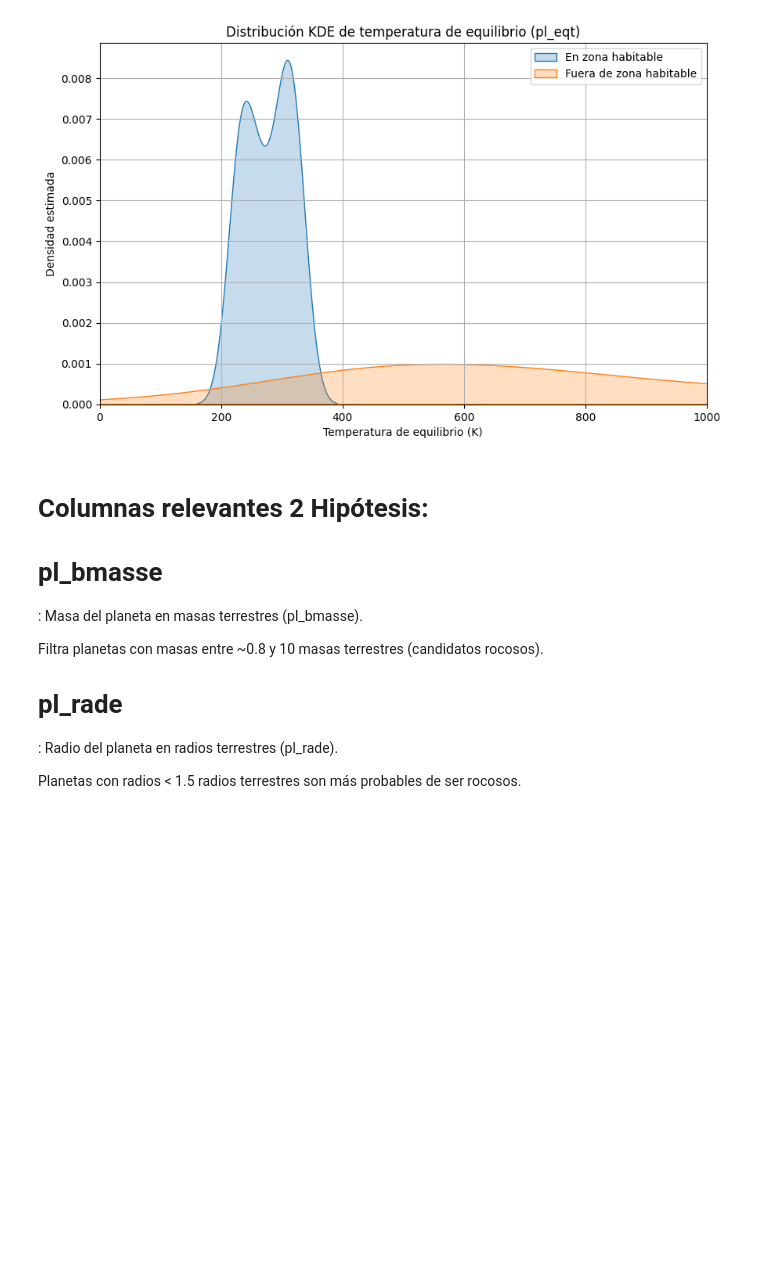
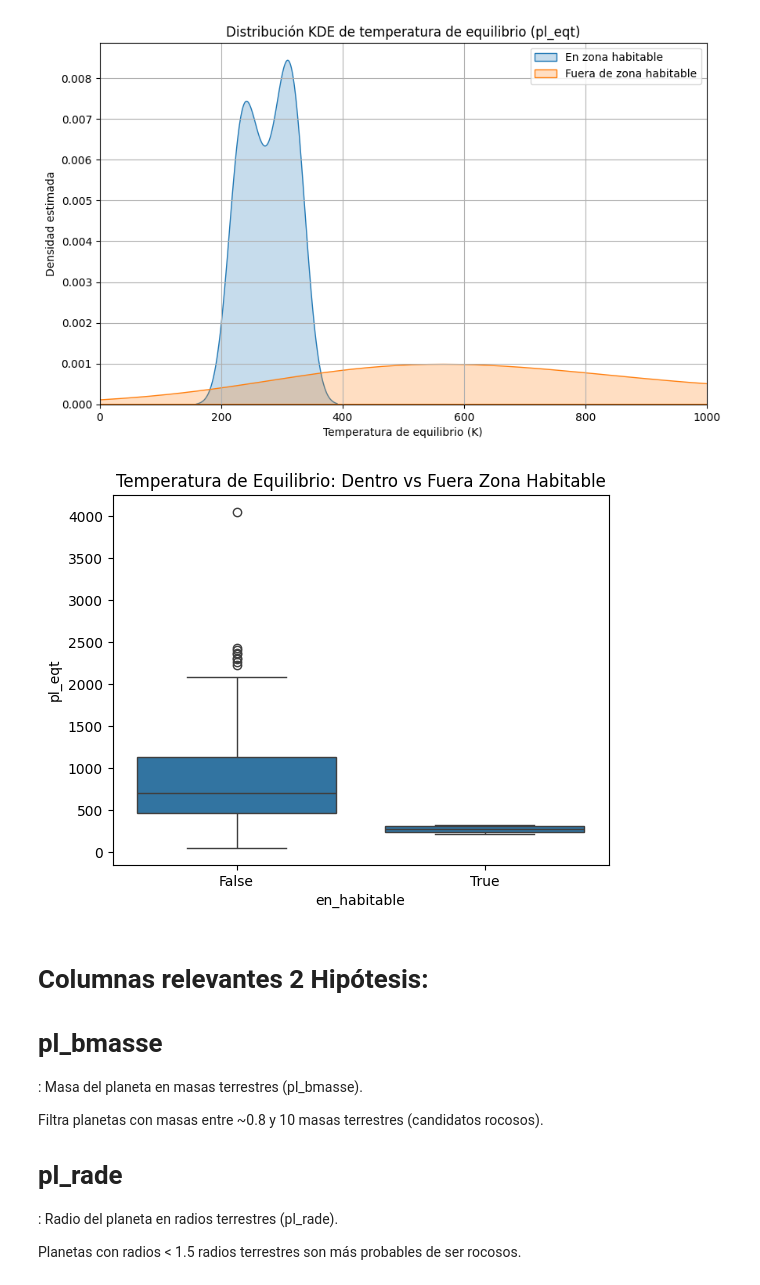
Before and after one commit to ana-macias/EDA-Astronomia, a Jupyter notebook: Notebooks/EDA.ipynb, the cells around one changed output. Cells and saved outputs as stored; diff of their text form; code cells hidden in the pictures; blank space fills up the shorter version.

```diff
--- a/Notebooks/EDA.ipynb
+++ b/Notebooks/EDA.ipynb
@@ -434,6 +434,11 @@ plt.legend()
 plt.grid(True)
 # %% [output]
 [figure]
+# %%
+sns.boxplot(data=df, x='en_habitable', y='pl_eqt')
+plt.title("Temperatura de Equilibrio: Dentro vs Fuera Zona Habitable");
+# %% [output]
+[figure, added]
 # %% [markdown]
 # Columnas relevantes 2 Hipótesis:
 
```
Also changed, not shown: parts of 9 cells of this notebook, 7 other files.
